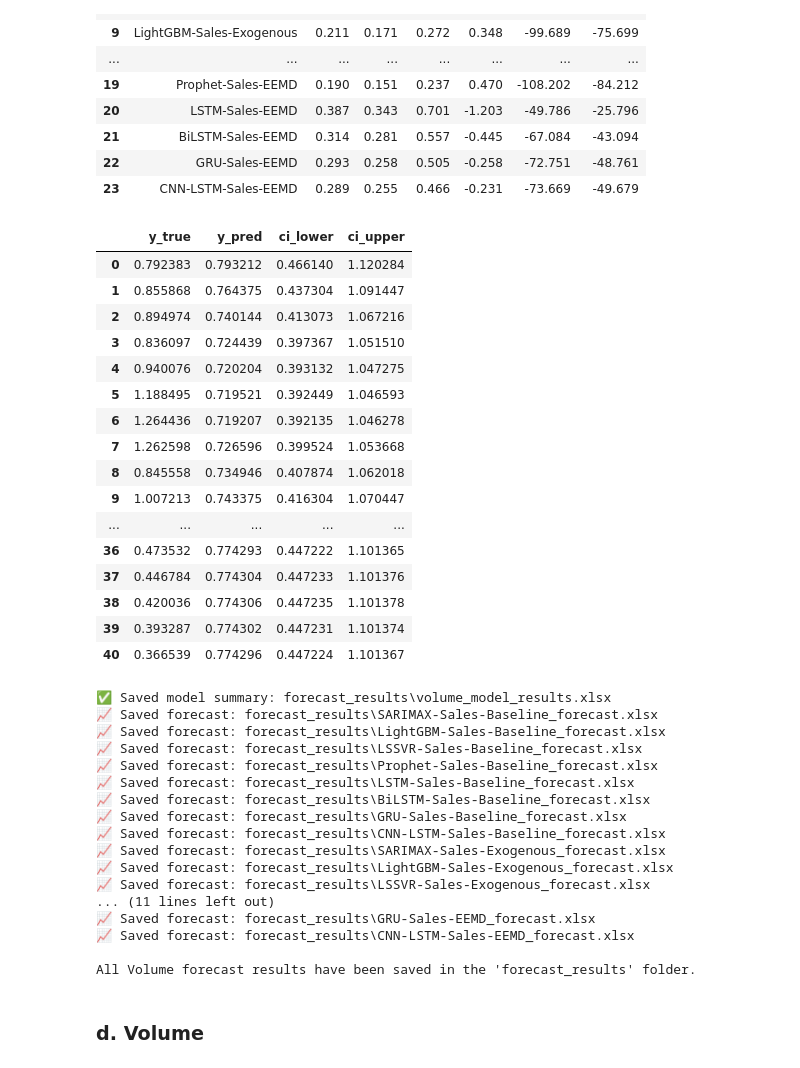
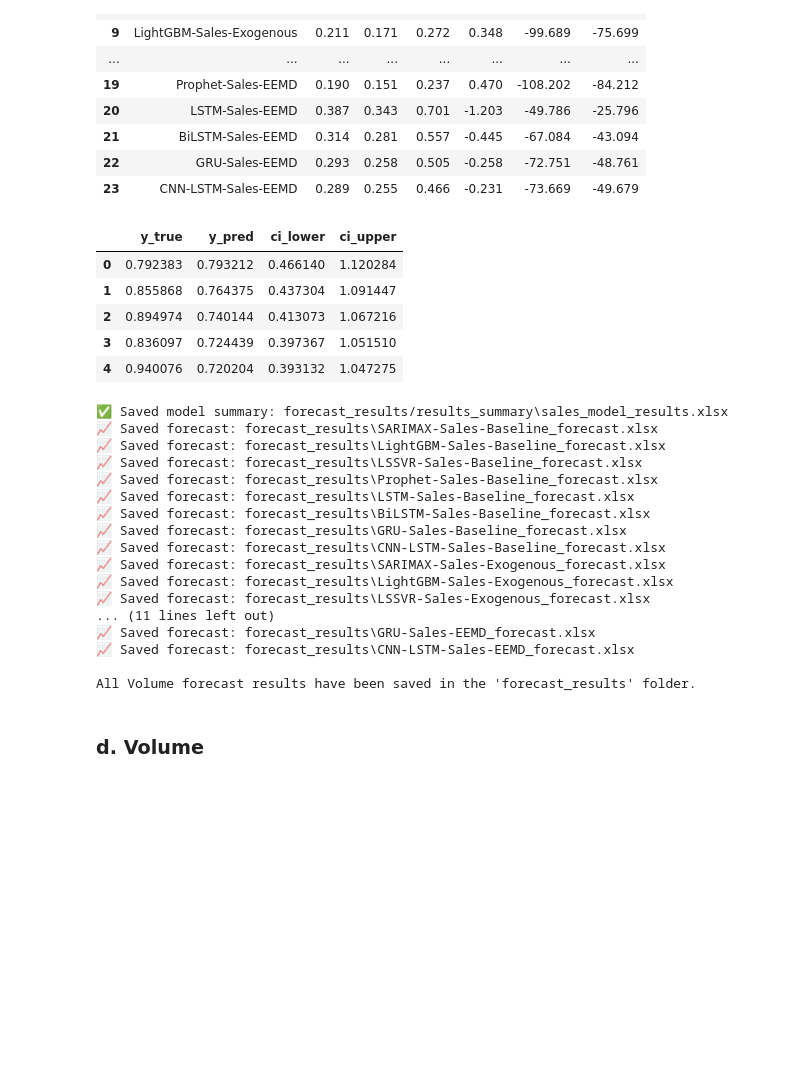
Before and after one commit to MahlatsiM/HonoursResearch, a Jupyter notebook: Cars_Model_Building.ipynb, the cells around one changed output. Drawn from its saved outputs; the diff is of its cells as text; code cells hidden in the pictures; blank space fills up the shorter version.

```diff
--- a/Cars_Model_Building.ipynb
+++ b/Cars_Model_Building.ipynb
@@ -951,32 +951,22 @@ sales_results_df
 | 22 | GRU-Sales-EEMD | 0.293 | 0.258 | 0.505 | -0.258 | -72.751 | -48.761 |
 | 23 | CNN-LSTM-Sales-EEMD | 0.289 | 0.255 | 0.466 | -0.231 | -73.669 | -49.679 |
 # %%
-sales_pred_dfs["GRU-Sales-EEMD"]
+sales_pred_dfs["GRU-Sales-EEMD"].head()
 # %% [output]
 |  | y_true | y_pred | ci_lower | ci_upper |
 | 0 | 0.792383 | 0.793212 | 0.466140 | 1.120284 |
 | 1 | 0.855868 | 0.764375 | 0.437304 | 1.091447 |
 | 2 | 0.894974 | 0.740144 | 0.413073 | 1.067216 |
 | 3 | 0.836097 | 0.724439 | 0.397367 | 1.051510 |
 | 4 | 0.940076 | 0.720204 | 0.393132 | 1.047275 |
-| 5 | 1.188495 | 0.719521 | 0.392449 | 1.046593 |
-| 6 | 1.264436 | 0.719207 | 0.392135 | 1.046278 |
-| 7 | 1.262598 | 0.726596 | 0.399524 | 1.053668 |
-| 8 | 0.845558 | 0.734946 | 0.407874 | 1.062018 |
-| 9 | 1.007213 | 0.743375 | 0.416304 | 1.070447 |
-| ... | ... | ... | ... | ... |
-| 36 | 0.473532 | 0.774293 | 0.447222 | 1.101365 |
-| 37 | 0.446784 | 0.774304 | 0.447233 | 1.101376 |
-| 38 | 0.420036 | 0.774306 | 0.447235 | 1.101378 |
-| 39 | 0.393287 | 0.774302 | 0.447231 | 1.101374 |
-| 40 | 0.366539 | 0.774296 | 0.447224 | 1.101367 |
 # %%
 # === Create folder for results ===
-results_dir = "forecast_results"
+results_dir = "forecast_results/results_summary"
+forecast_dir = "forecast_results"
 os.makedirs(results_dir, exist_ok=True)
 
 # === Save summary results ===
-results_path = os.path.join(results_dir, "volume_model_results.xlsx")
+results_path = os.path.join(results_dir, "sales_model_results.xlsx")
 sales_results_df.to_excel(results_path, index=False)
 print(f"✅ Saved model summary: {results_path}")
 
@@ -984,7 +974,7 @@ print(f"✅ Saved model summary: {results_path}")
 for model_name, df in sales_pred_dfs.items():
     # Clean file name
     safe_name = model_name.replace("/", "_").replace(" ", "_").replace(":", "_")
-    file_path = os.path.join(results_dir, f"{safe_name}_forecast.xlsx")
+    file_path = os.path.join(forecast_dir, f"{safe_name}_forecast.xlsx")
 
     # Save each forecast dataframe
     df.to_excel(file_path, index=True)
@@ -992,7 +982,7 @@ for model_name, df in sales_pred_dfs.items():
 
 print("\nAll Volume forecast results have been saved in the 'forecast_results' folder.")
 # %% [output]
-✅ Saved model summary: forecast_results\volume_model_results.xlsx
+✅ Saved model summary: forecast_results/results_summary\sales_model_results.xlsx
 📈 Saved forecast: forecast_results\SARIMAX-Sales-Baseline_forecast.xlsx
 📈 Saved forecast: forecast_results\LightGBM-Sales-Baseline_forecast.xlsx
 📈 Saved forecast: forecast_results\LSSVR-Sales-Baseline_forecast.xlsx
```
Also changed, not shown: parts of 2 cells of this notebook.
